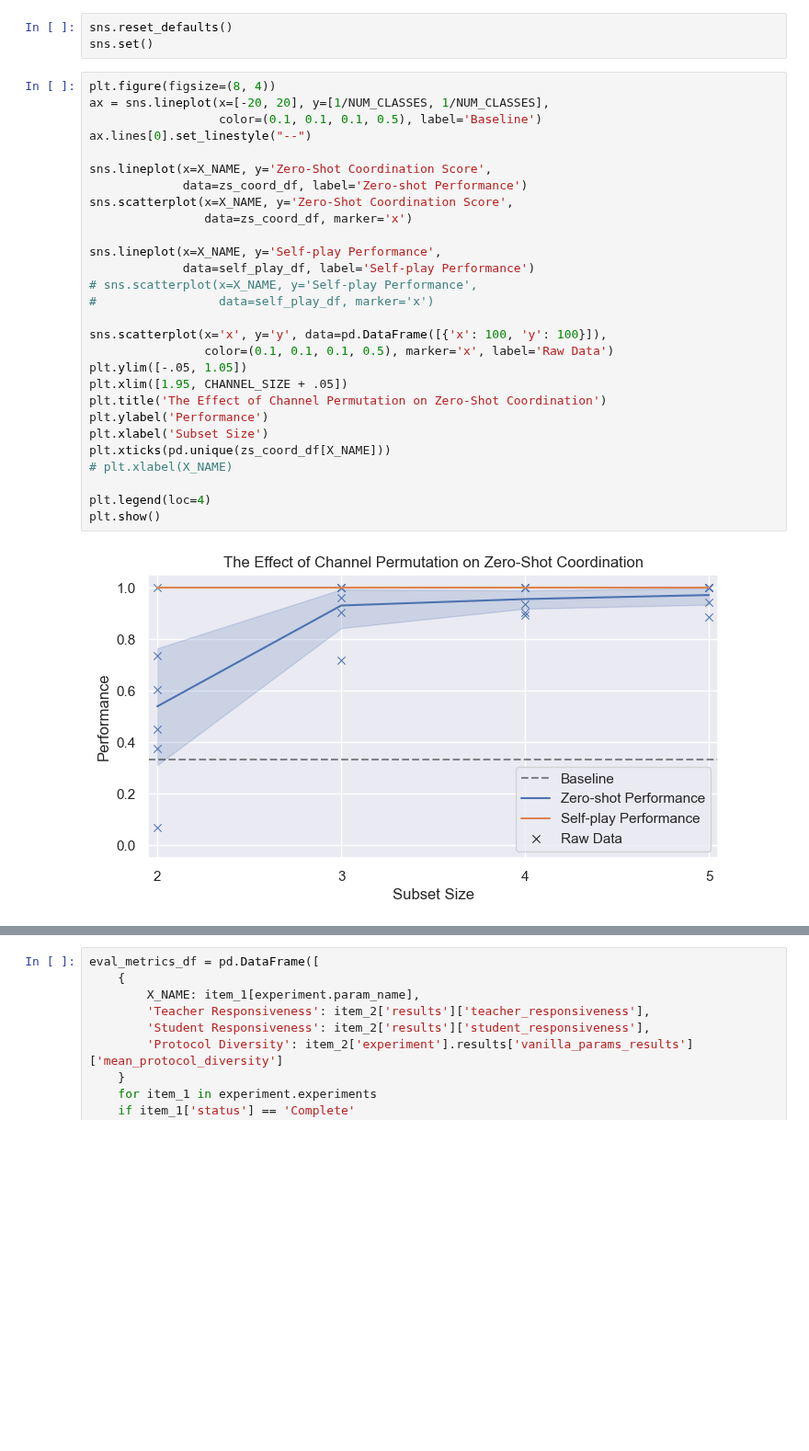
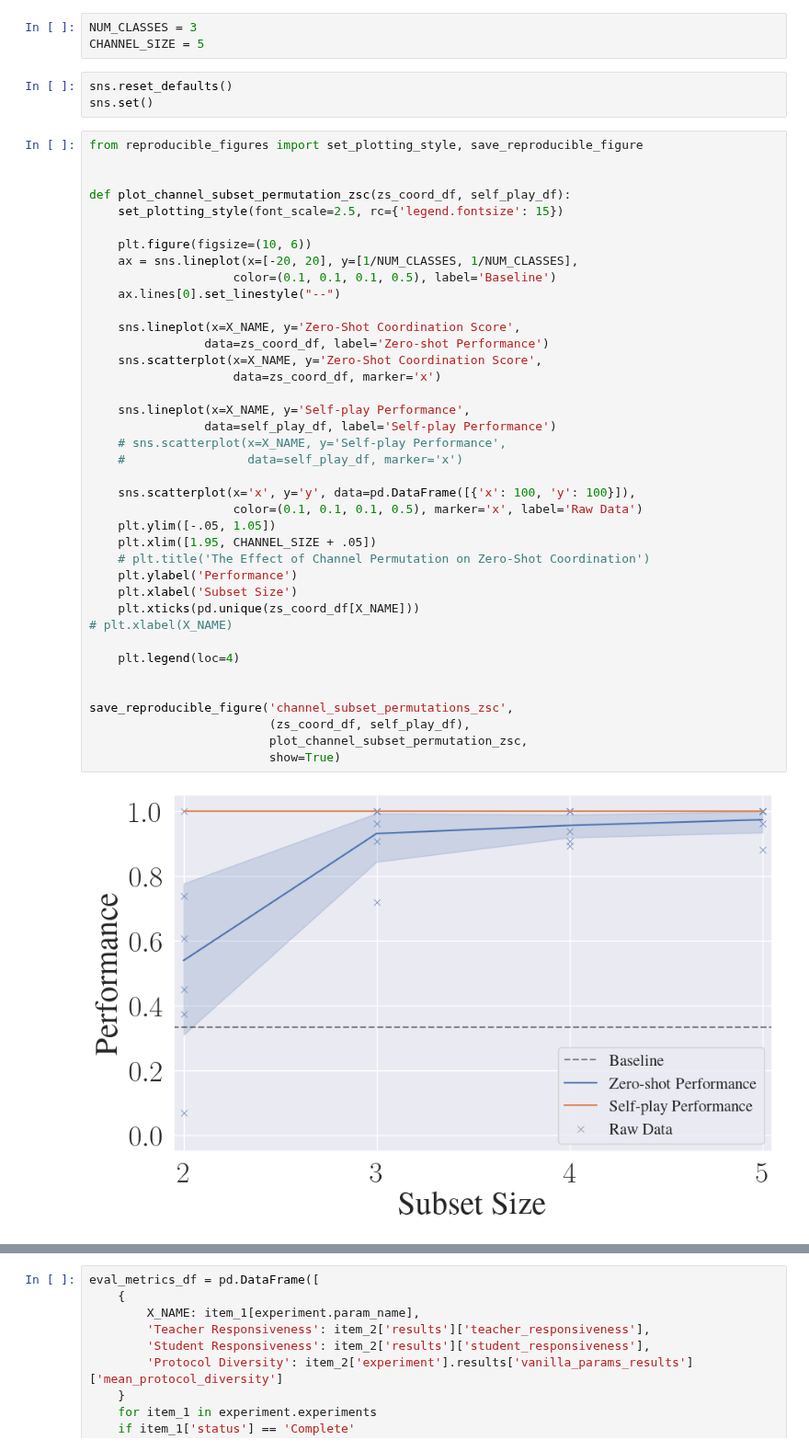
Before and after one commit to DylanCope/zero-shot-comm, a Jupyter notebook: notebooks/channel-subset-permutation.ipynb, the cells around one changed output, grey strips where cells are left out. Shown at 92% size. Saved outputs shown, nothing was run; the diff lists cells and outputs as text; blank space fills up the shorter version.

Commit message:
made figures reproducible and fixed some naming issues

```diff
--- a/notebooks/channel-subset-permutation.ipynb
+++ b/notebooks/channel-subset-permutation.ipynb
@@ -320,33 +393,47 @@ zs_coord_df.head()
+# %%
+NUM_CLASSES = 3
+CHANNEL_SIZE = 5
 # %%
 sns.reset_defaults()
 sns.set()
 # %%
-plt.figure(figsize=(8, 4))
-ax = sns.lineplot(x=[-20, 20], y=[1/NUM_CLASSES, 1/NUM_CLASSES],
-                  color=(0.1, 0.1, 0.1, 0.5), label='Baseline')
-ax.lines[0].set_linestyle("--")
+from reproducible_figures import set_plotting_style, save_reproducible_figure
 
-sns.lineplot(x=X_NAME, y='Zero-Shot Coordination Score',
-             data=zs_coord_df, label='Zero-shot Performance')
-sns.scatterplot(x=X_NAME, y='Zero-Shot Coordination Score',
-                data=zs_coord_df, marker='x')
 
-sns.lineplot(x=X_NAME, y='Self-play Performance',
-             data=self_play_df, label='Self-play Performance')
-# sns.scatterplot(x=X_NAME, y='Self-play Performance',
-#                 data=self_play_df, marker='x')
+def plot_channel_subset_permutation_zsc(zs_coord_df, self_play_df):
+    set_plotting_style(font_scale=2.5, rc={'legend.fontsize': 15})
 
-sns.scatterplot(x='x', y='y', data=pd.DataFrame([{'x': 100, 'y': 100}]),
-                color=(0.1, 0.1, 0.1, 0.5), marker='x', label='Raw Data')
-plt.ylim([-.05, 1.05])
-plt.xlim([1.95, CHANNEL_SIZE + .05])
-plt.title('The Effect of Channel Permutation on Zero-Shot Coordination')
-plt.ylabel('Performance')
-plt.xlabel('Subset Size')
-plt.xticks(pd.unique(zs_coord_df[X_NAME]))
+    plt.figure(figsize=(10, 6))
+    ax = sns.lineplot(x=[-20, 20], y=[1/NUM_CLASSES, 1/NUM_CLASSES],
+                    color=(0.1, 0.1, 0.1, 0.5), label='Baseline')
+    ax.lines[0].set_linestyle("--")
+
+    sns.lineplot(x=X_NAME, y='Zero-Shot Coordination Score',
+                data=zs_coord_df, label='Zero-shot Performance')
+    sns.scatterplot(x=X_NAME, y='Zero-Shot Coordination Score',
+                    data=zs_coord_df, marker='x')
+
+    sns.lineplot(x=X_NAME, y='Self-play Performance',
+                data=self_play_df, label='Self-play Performance')
+    # sns.scatterplot(x=X_NAME, y='Self-play Performance',
+    #                 data=self_play_df, marker='x')
+
+    sns.scatterplot(x='x', y='y', data=pd.DataFrame([{'x': 100, 'y': 100}]),
+                    color=(0.1, 0.1, 0.1, 0.5), marker='x', label='Raw Data')
+    plt.ylim([-.05, 1.05])
+    plt.xlim([1.95, CHANNEL_SIZE + .05])
+    # plt.title('The Effect of Channel Permutation on Zero-Shot Coordination')
+    plt.ylabel('Performance')
+    plt.xlabel('Subset Size')
+    plt.xticks(pd.unique(zs_coord_df[X_NAME]))
 # plt.xlabel(X_NAME)
 
-plt.legend(loc=4)
-plt.show()
+    plt.legend(loc=4)
+
+
+save_reproducible_figure('channel_subset_permutations_zsc',
+                         (zs_coord_df, self_play_df),
+                         plot_channel_subset_permutation_zsc,
+                         show=True)
 # %% [output]
-[figure, old version]
+[figure, new version]
```
Also changed, not shown: parts of 4 cells of this notebook, 10 other files.
